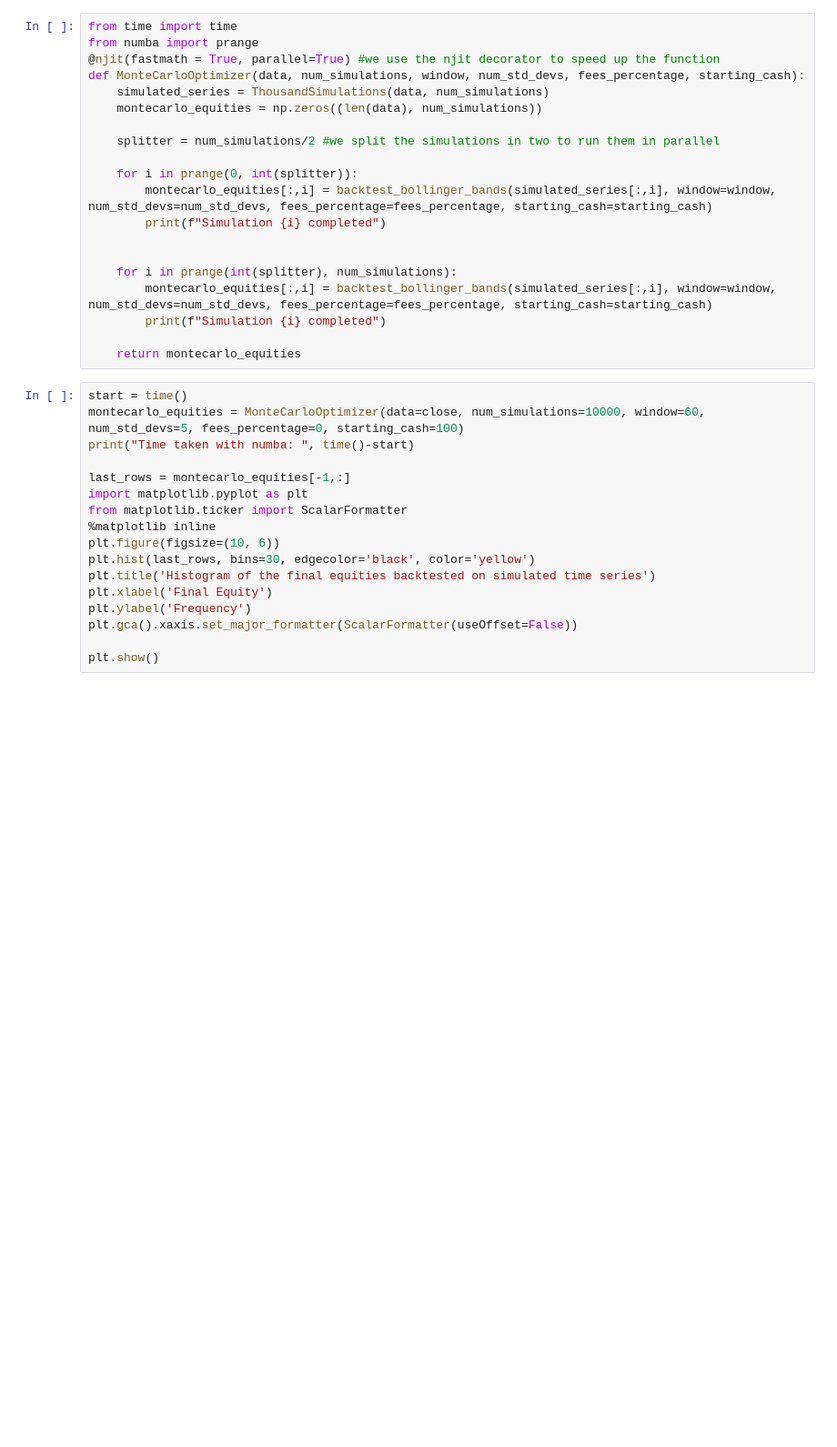
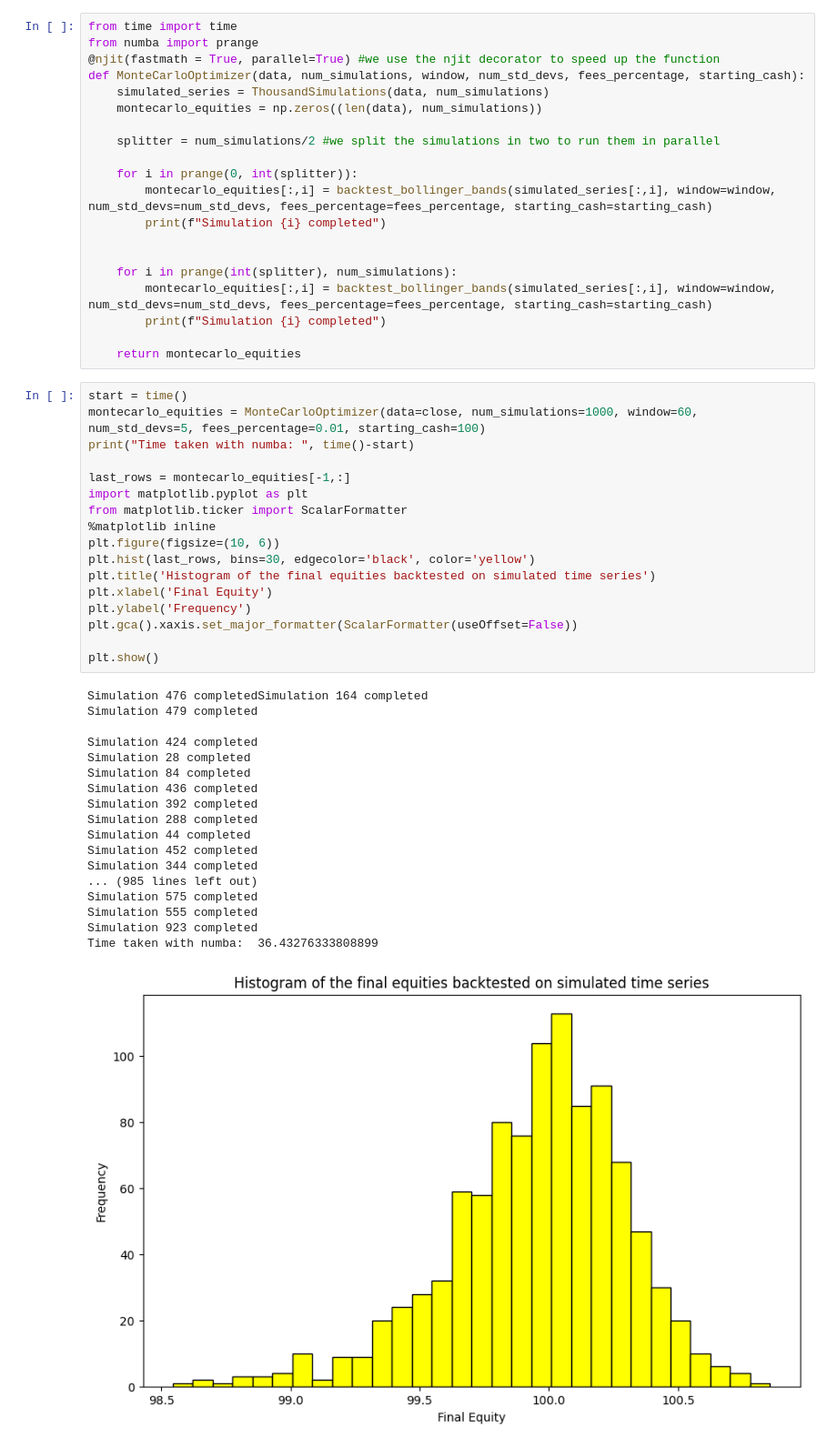
Before and after one commit to edoardoCame/PythonMiniTutorials, a Jupyter notebook: time series models/...To practice/ts simulation ARIMA.ipynb, the cells around one changed output. Shown at 91% size. Drawn from its saved outputs; the diff is of its cells as text; blank space fills up the shorter version.

```diff
--- a/time series models/...To practice/ts simulation ARIMA.ipynb
+++ b/time series models/...To practice/ts simulation ARIMA.ipynb
@@ -138,18 +136,37 @@ def MonteCarloOptimizer(data, num_simulations, window, num_std_devs, fees_percen
     return montecarlo_equities
 # %%
 start = time()
-montecarlo_equities = MonteCarloOptimizer(data=close, num_simulations=10000, window=60, num_std_devs=5, fees_percentage=0, starting_cash=100)
+montecarlo_equities = MonteCarloOptimizer(data=close, num_simulations=1000, window=60, num_std_devs=5, fees_percentage=0.01, starting_cash=100)
 print("Time taken with numba: ", time()-start)
 
 last_rows = montecarlo_equities[-1,:]
 import matplotlib.pyplot as plt
 from matplotlib.ticker import ScalarFormatter
 %matplotlib inline
 plt.figure(figsize=(10, 6))
 plt.hist(last_rows, bins=30, edgecolor='black', color='yellow')
 plt.title('Histogram of the final equities backtested on simulated time series')
 plt.xlabel('Final Equity')
 plt.ylabel('Frequency')
 plt.gca().xaxis.set_major_formatter(ScalarFormatter(useOffset=False))
 
 plt.show()
+# %% [output]
+Simulation 476 completedSimulation 164 completed
+Simulation 479 completed
+
+Simulation 424 completed
+Simulation 28 completed
+Simulation 84 completed
+Simulation 436 completed
+Simulation 392 completed
+Simulation 288 completed
+Simulation 44 completed
+Simulation 452 completed
+Simulation 344 completed
+... (985 lines left out)
+Simulation 575 completed
+Simulation 555 completed
+Simulation 923 completed
+Time taken with numba:  36.43276333808899
+[figure, added]
```
Also changed, not shown: parts of 1 cell of this notebook.
